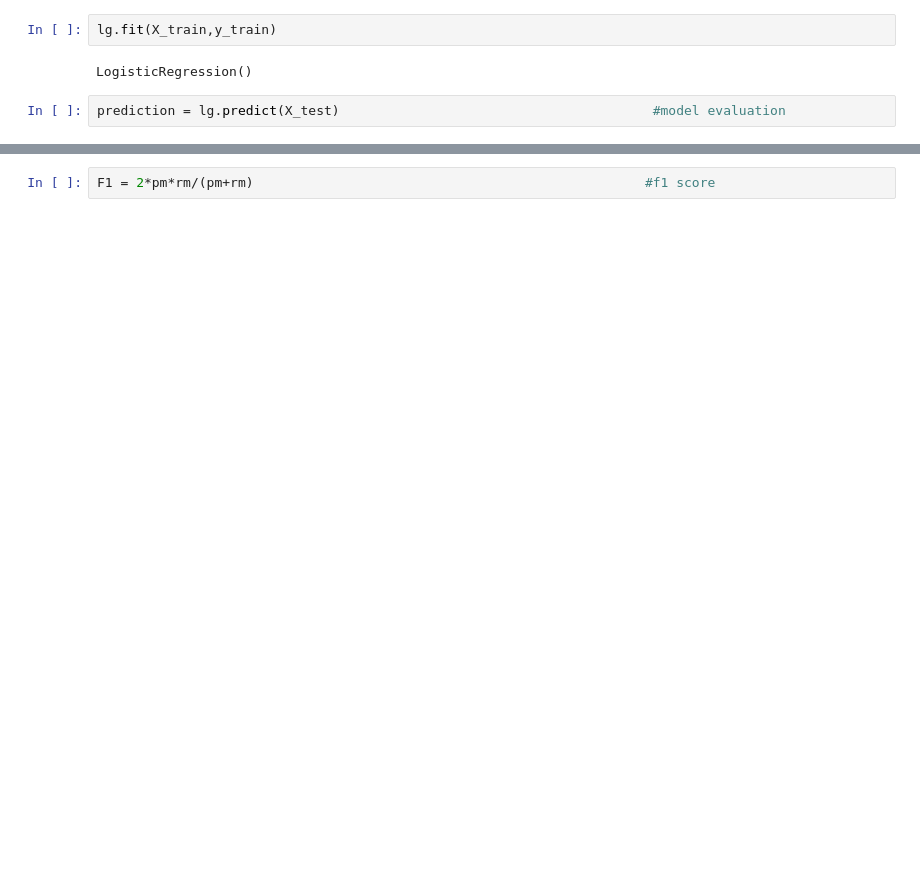
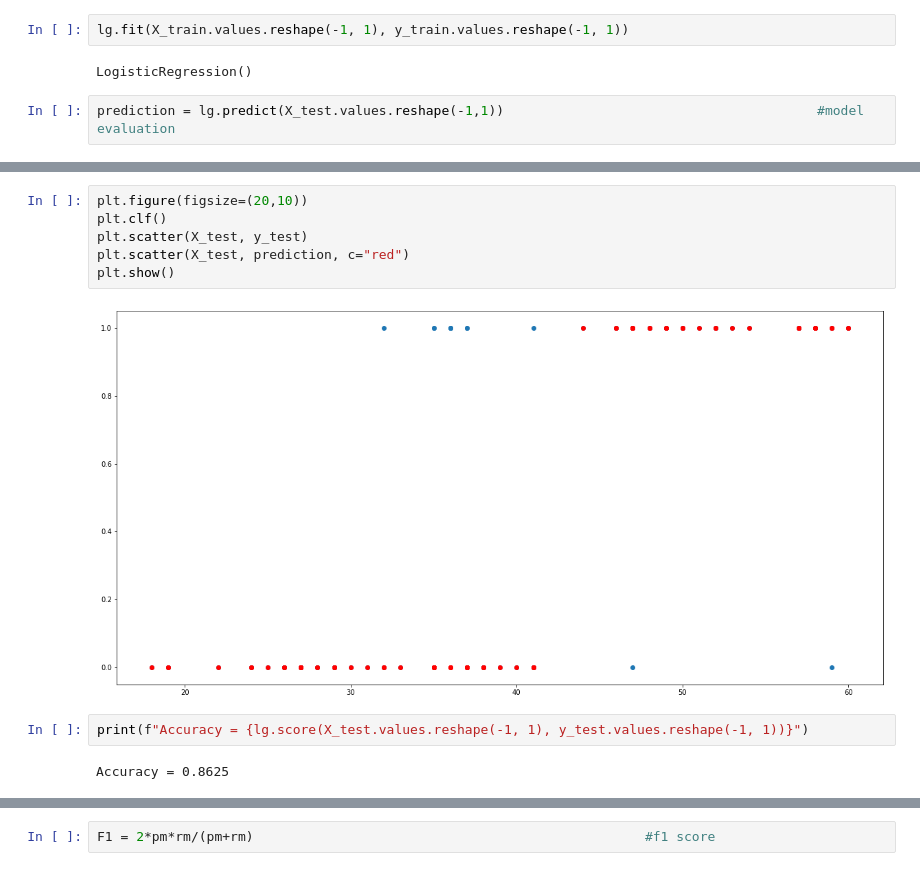
Before and after one commit to PetalsOnWind/Statistics-and-Econometrics-for-Data-Science, a Jupyter notebook: notebooks/Binary Classification-Logistic Regression.ipynb, the cells around one changed output, grey strips where cells are left out. Cells and saved outputs as stored; diff of their text form; blank space fills up the shorter version.

```diff
--- a/notebooks/Binary Classification-Logistic Regression.ipynb
+++ b/notebooks/Binary Classification-Logistic Regression.ipynb
@@ -150,8 +217,8 @@ X_test = sc_X.transform(X_test)
 # %%
 lg = LogisticRegression()                                     #training logistic regression
 # %%
-lg.fit(X_train,y_train)
+lg.fit(X_train.values.reshape(-1, 1), y_train.values.reshape(-1, 1))
 # %% [output]
 LogisticRegression()
 # %%
-prediction = lg.predict(X_test)                                        #model evaluation
+prediction = lg.predict(X_test.values.reshape(-1,1))                                        #model evaluation
@@ -184,3 +225,15 @@ ac
+# %%
+plt.figure(figsize=(20,10))
+plt.clf()
+plt.scatter(X_test, y_test)
+plt.scatter(X_test, prediction, c="red")
+plt.show()
+# %% [output]
+[figure, added]
+# %%
+print(f"Accuracy = {lg.score(X_test.values.reshape(-1, 1), y_test.values.reshape(-1, 1))}")
+# %% [output]
+Accuracy = 0.8625
 # %%
 from sklearn.metrics import confusion_matrix                           #confusion matrix
 cm = confusion_matrix(y_test, prediction)
```
Also changed, not shown: parts of 45 cells of this notebook.
